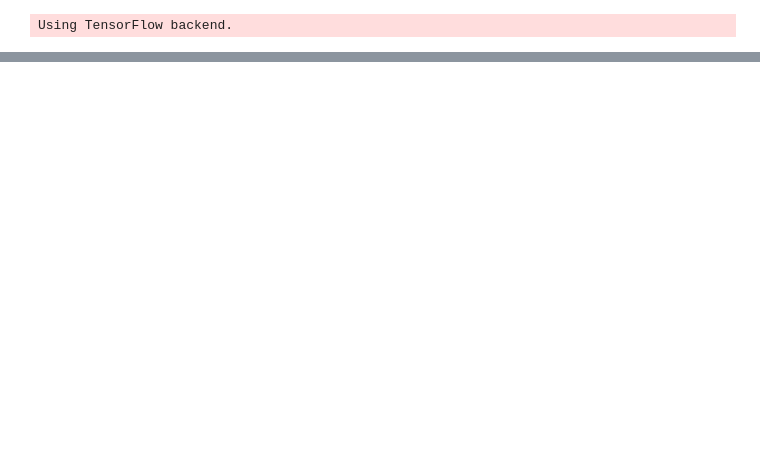
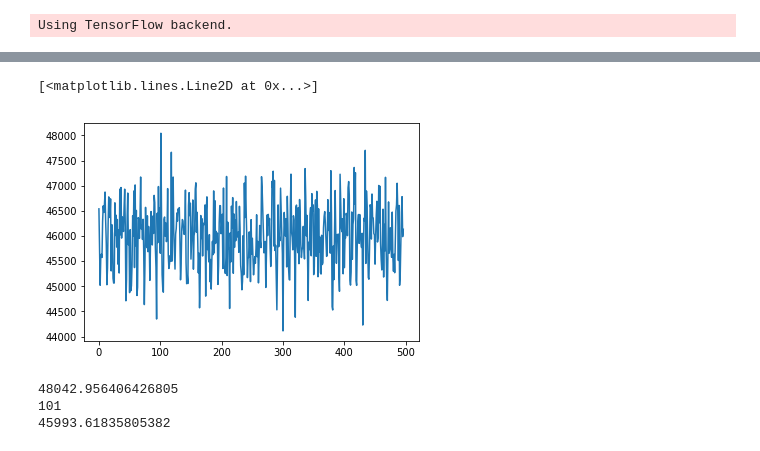
Before and after one commit to tronxd/tds, a Jupyter notebook: Cepstrum.ipynb, the cells around one changed output, grey strips where cells are left out. Saved outputs shown, nothing was run; the diff lists cells and outputs as text; code cells hidden in the pictures; blank space fills up the shorter version.

```diff
--- a/Cepstrum.ipynb
+++ b/Cepstrum.ipynb
@@ -87,0 +98,15 @@ def compute_frequency_spectrum(freq):
+# %%
+cepstrum_sum = np.sum(cepstrum_train,axis=0)
+# %%
+plt.plot(cepstrum_sum)
+# %% [output]
+[<matplotlib.lines.Line2D at 0x...>]
+[figure, added]
+# %%
+print(np.max(cepstrum_sum))
+print(np.argmax(cepstrum_sum))
+print(np.mean(cepstrum_sum))
+# %% [output]
+48042.956406426805
+101
+45993.61835805382
```
Also changed, not shown: parts of 10 cells of this notebook, 1 other file.
